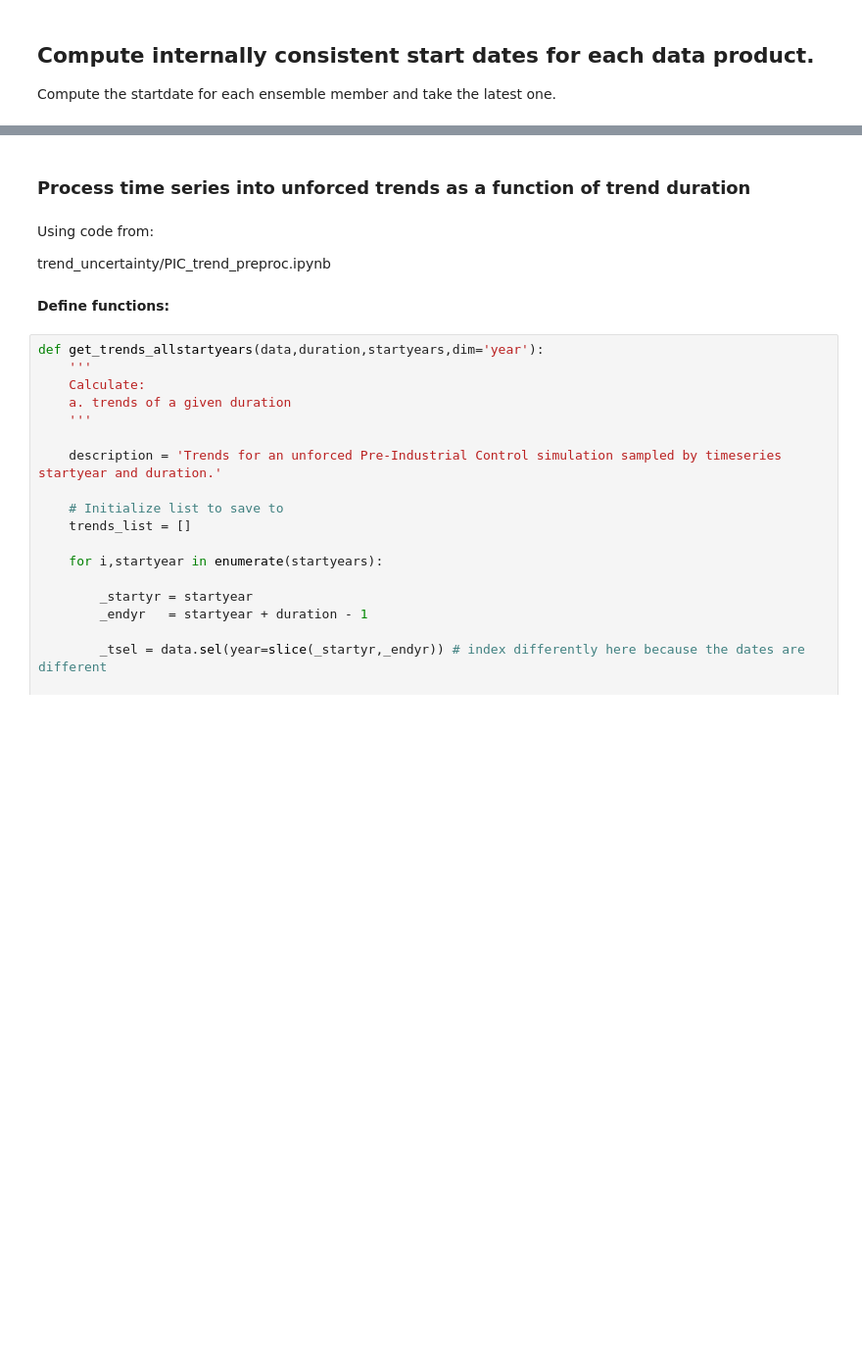
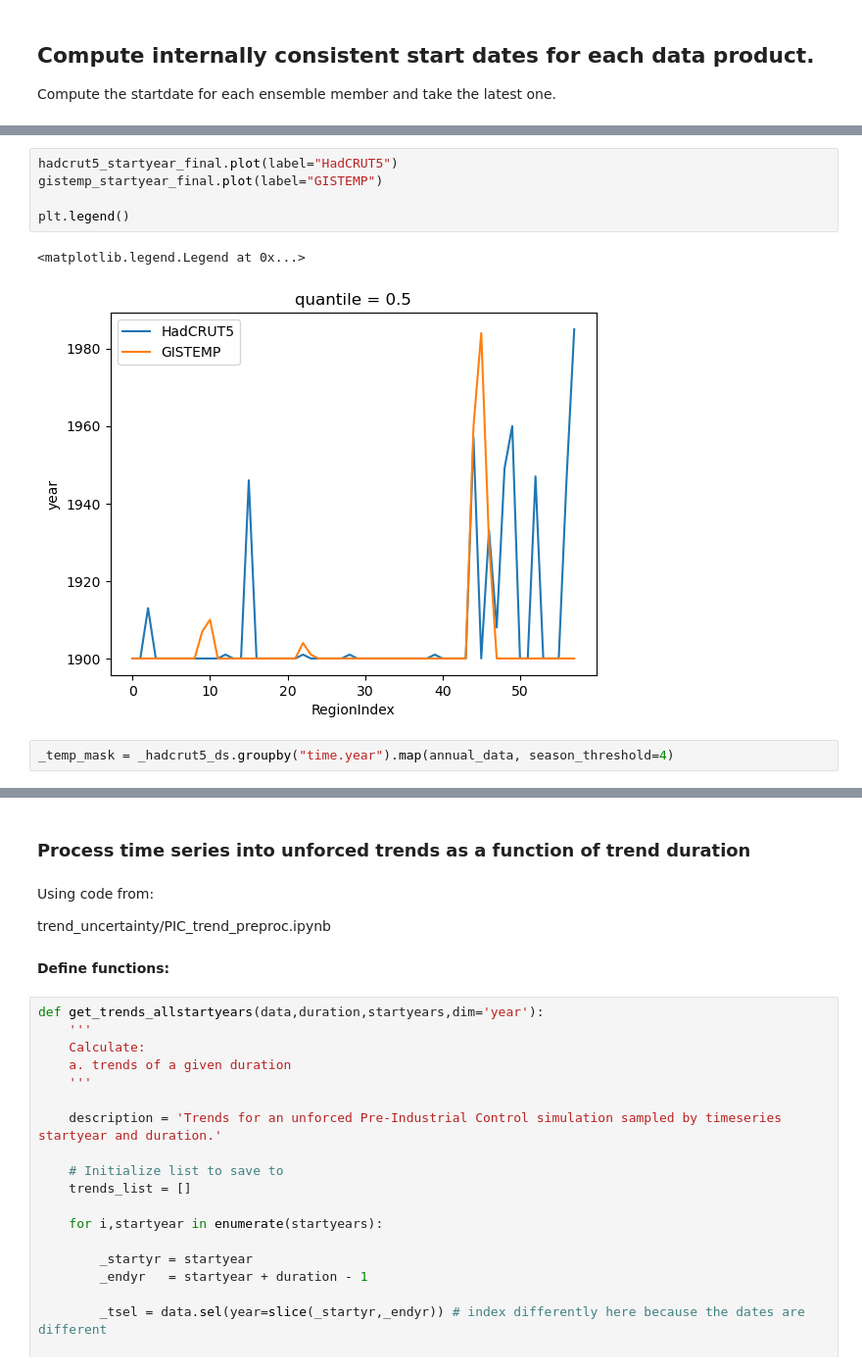
Before and after one commit to jshaw35/internalvar-vs-obsunc, a Jupyter notebook: preprocess_obs2/preprocess3.5_obsIPCC_identifystartdate.ipynb, the cells around one changed output, grey strips where cells are left out. Shown at 98% size. Drawn from its saved outputs; the diff is of its cells as text; blank space fills up the shorter version.

```diff
--- a/preprocess_obs2/preprocess3.5_obsIPCC_identifystartdate.ipynb
+++ b/preprocess_obs2/preprocess3.5_obsIPCC_identifystartdate.ipynb
@@ -549,0 +1271,10 @@ array([[        nan,         nan,         nan,         nan,         nan,
+# %%
+hadcrut5_startyear_final.plot(label="HadCRUT5")
+gistemp_startyear_final.plot(label="GISTEMP")
+
+plt.legend()
+# %% [output]
+<matplotlib.legend.Legend at 0x...>
+[figure, added]
+# %%
+_temp_mask = _hadcrut5_ds.groupby("time.year").map(annual_data, season_threshold=4)
```
Also changed, not shown: parts of 113 cells of this notebook.
